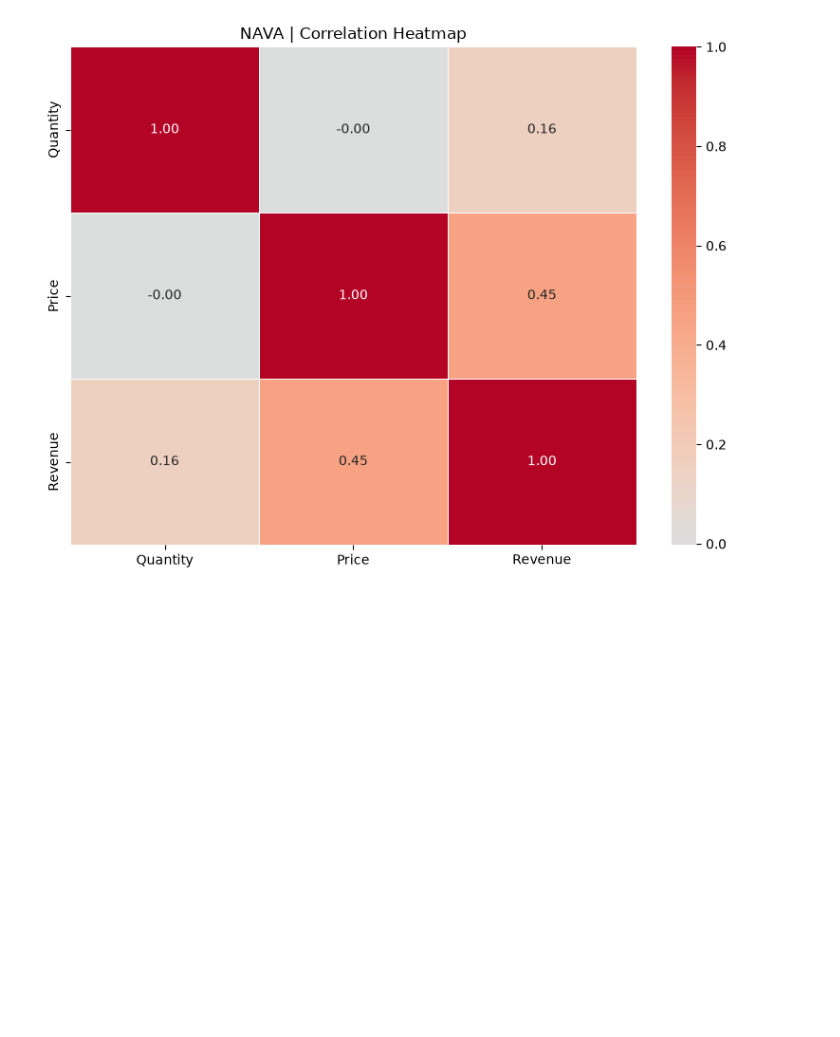
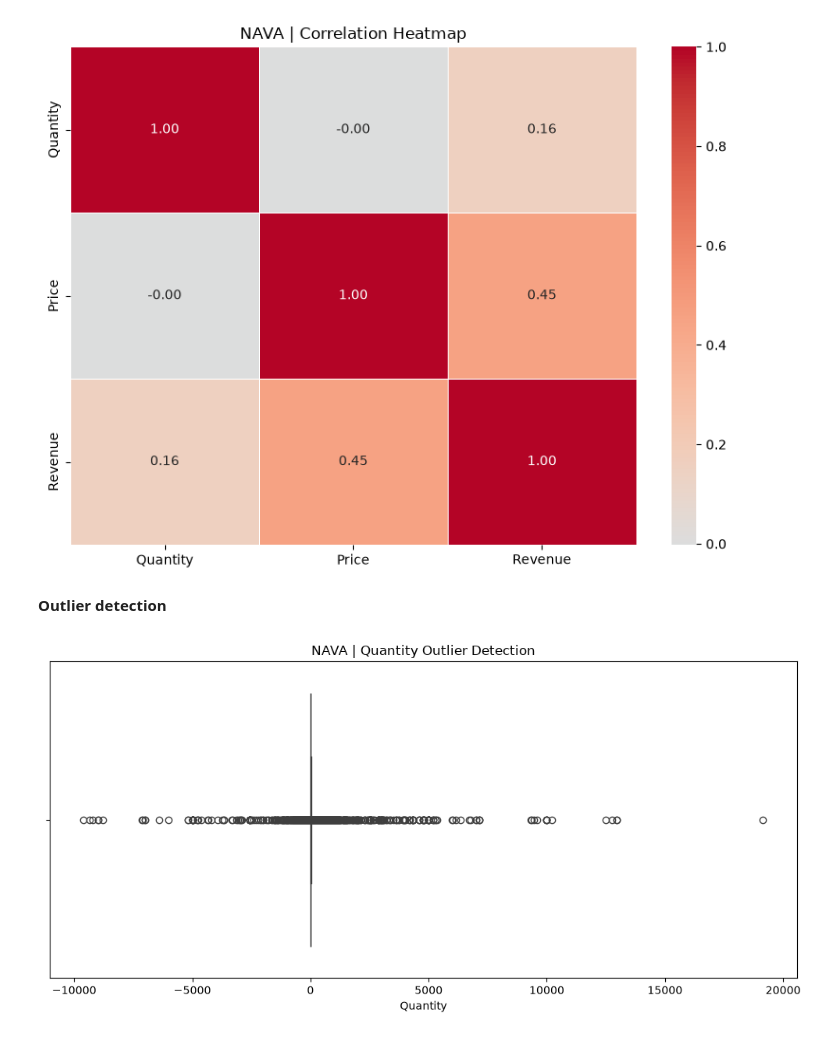
Before and after one commit to dhruvi1232611/nava-AI, a Jupyter notebook: notebooks/data_exploration.ipynb, the cells around one changed output. Drawn from its saved outputs; the diff is of its cells as text; code cells hidden in the pictures; blank space fills up the shorter version.

Commit message:
modify data_exploration(outlier detection added)

```diff
--- a/notebooks/data_exploration.ipynb
+++ b/notebooks/data_exploration.ipynb
@@ -863,3 +863,17 @@ plt.tight_layout()
 plt.show()
 # %% [output]
 [figure]
+# %% [markdown]
+**Outlier detection**
+# %%
+plt.figure(figsize=(10, 5))
+
+snb.boxplot(x=df["Quantity"])
+
+plt.title("NAVA | Quantity Outlier Detection")
+plt.xlabel("Quantity")
+
+plt.tight_layout()
+plt.show()
+# %% [output]
+[figure, added]
```
Also changed, not shown: parts of 2 cells of this notebook.
